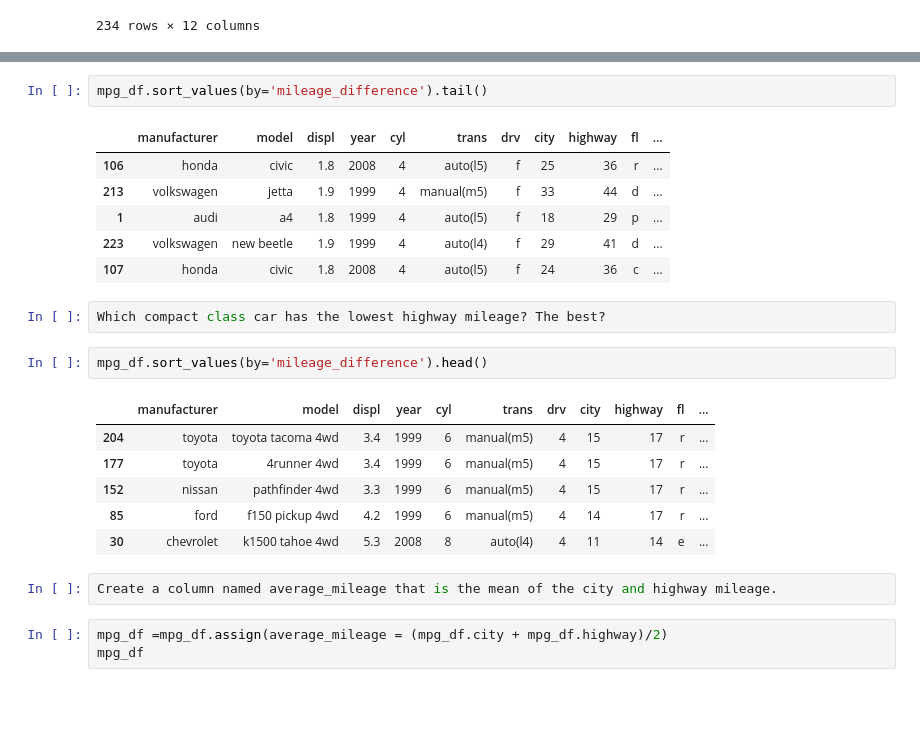
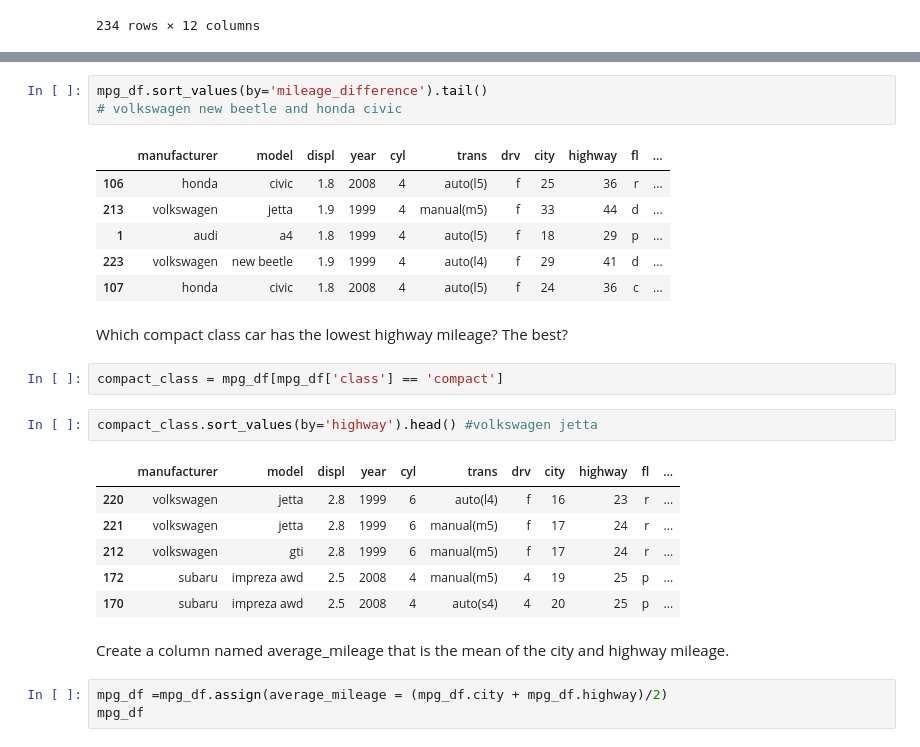
Before and after one commit to Alfred-W-S-Pirovits-Jr/numpy-pandas-visualization-exercises, a Jupyter notebook: dataframes.ipynb, the cells around one changed output, grey strips where cells are left out. Saved outputs shown, nothing was run; the diff lists cells and outputs as text; blank space fills up the shorter version.

```diff
--- a/dataframes.ipynb
+++ b/dataframes.ipynb
@@ -249,5 +282,6 @@ Which car (or cars) has the highest mileage difference?
 # %%
 mpg_df.sort_values(by='mileage_difference').tail()
+# volkswagen new beetle and honda civic
 # %% [output]
 |  | manufacturer | model | displ | year | cyl | trans | drv | city | highway | fl | ... |
 | 106 | honda | civic | 1.8 | 2008 | 4 | auto(l5) | f | 25 | 36 | r | ... |
@@ -255,19 +289,21 @@ mpg_df.sort_values(by='mileage_difference').tail()
 | 1 | audi | a4 | 1.8 | 1999 | 4 | auto(l5) | f | 18 | 29 | p | ... |
 | 223 | volkswagen | new beetle | 1.9 | 1999 | 4 | auto(l4) | f | 29 | 41 | d | ... |
 | 107 | honda | civic | 1.8 | 2008 | 4 | auto(l5) | f | 24 | 36 | c | ... |
-# %%
-Which compact class car has the lowest highway mileage? The best?
+# %% [markdown]
+Which compact class car has the lowest highway mileage? The best?
 # %%
-mpg_df.sort_values(by='mileage_difference').head()
+compact_class = mpg_df[mpg_df['class'] == 'compact']
-# %% [output]
-|  | manufacturer | model | displ | year | cyl | trans | drv | city | highway | fl | ... |
-| 204 | toyota | toyota tacoma 4wd | 3.4 | 1999 | 6 | manual(m5) | 4 | 15 | 17 | r | ... |
-| 177 | toyota | 4runner 4wd | 3.4 | 1999 | 6 | manual(m5) | 4 | 15 | 17 | r | ... |
-| 152 | nissan | pathfinder 4wd | 3.3 | 1999 | 6 | manual(m5) | 4 | 15 | 17 | r | ... |
-| 85 | ford | f150 pickup 4wd | 4.2 | 1999 | 6 | manual(m5) | 4 | 14 | 17 | r | ... |
-| 30 | chevrolet | k1500 tahoe 4wd | 5.3 | 2008 | 8 | auto(l4) | 4 | 11 | 14 | e | ... |
-# %%
-Create a column named average_mileage that is the mean of the city and highway mileage.
+# %%
+compact_class.sort_values(by='highway').head() #volkswagen jetta
+# %% [output]
+|  | manufacturer | model | displ | year | cyl | trans | drv | city | highway | fl | ... |
+| 220 | volkswagen | jetta | 2.8 | 1999 | 6 | auto(l4) | f | 16 | 23 | r | ... |
+| 221 | volkswagen | jetta | 2.8 | 1999 | 6 | manual(m5) | f | 17 | 24 | r | ... |
+| 212 | volkswagen | gti | 2.8 | 1999 | 6 | manual(m5) | f | 17 | 24 | r | ... |
+| 172 | subaru | impreza awd | 2.5 | 2008 | 4 | manual(m5) | 4 | 19 | 25 | p | ... |
+| 170 | subaru | impreza awd | 2.5 | 2008 | 4 | auto(s4) | 4 | 20 | 25 | p | ... |
+# %% [markdown]
+Create a column named average_mileage that is the mean of the city and highway mileage.
 # %%
 mpg_df =mpg_df.assign(average_mileage = (mpg_df.city + mpg_df.highway)/2)
 mpg_df
```
Also changed, not shown: parts of 46 cells of this notebook.
